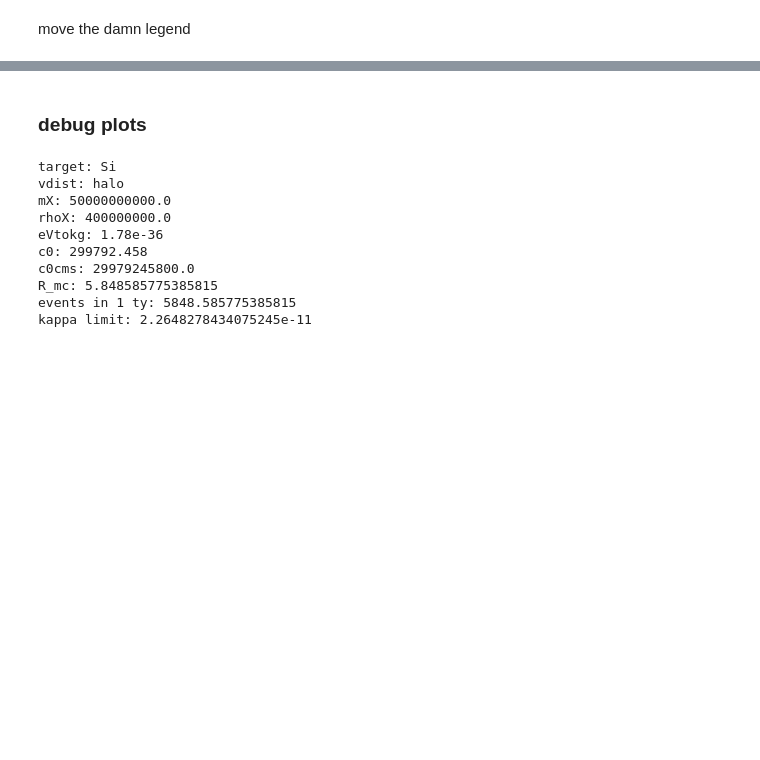
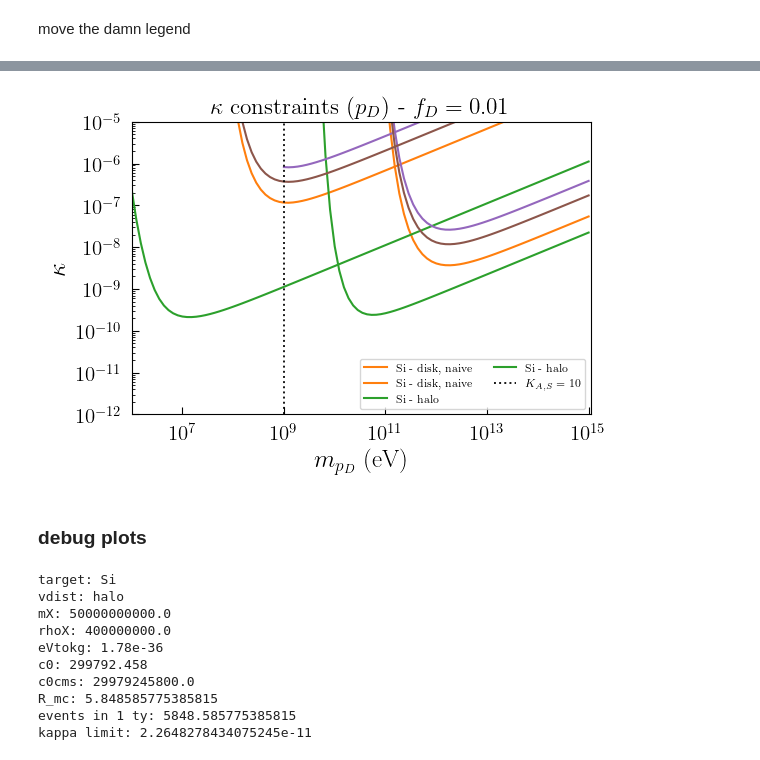
Before and after one commit to Keegan-Humphrey/darkELF-custom, a Jupyter notebook: mystuff/constraint_plots_clean.ipynb, the cells around one changed output, grey strips where cells are left out. Saved outputs shown, nothing was run; the diff lists cells and outputs as text; code cells hidden in the pictures; blank space fills up the shorter version.

```diff
--- a/mystuff/constraint_plots_clean.ipynb
+++ b/mystuff/constraint_plots_clean.ipynb
@@ -156,7 +192,7 @@ elif task == "read":
         lim_massless = pkl.load(f)
 
 
-lim_kappa = [sigmae_to_kappa_exact(lim_massless[i], masslist) for i in range(len(lim_massless))]
+lim_kappa_pD_e = [sigmae_to_kappa_exact(lim_massless[i], masslist) for i in range(len(lim_massless))]
 # %%
 fig, axs = plt.subplots(figsize=(6,4.2))
 
@@ -368,6 +404,14 @@ lim_sigmae = [
     kappa_to_sigmae_exact(lim_massless_nuc[i], masslist)
     for i in range(len(lim_massless_nuc))
 ]
+
+# use isotope 131 as reference
+lim_sigmaN = [
+    kappa_to_sigmaN_ref(lim_massless_nuc[i], masslist, 54.0, 131.0)
+    for i in range(len(lim_massless_nuc))
+]
+
+lim_kappa_pD_N = lim_massless_nuc_DD
 # %% [output]
 Si
 Si
@@ -537,3 +584,85 @@ smaller = [min(a, b) for a, b in zip(list1, list2)]
+# %%
+fig, axs = plt.subplots(figsize=(6,4.2))
+
+cmap = plt.get_cmap('tab10')
+colors = cmap(np.linspace(0.0, 1.0, 10))
+
+
+therm_val = 1e9
+therm_ind = next(j for j, x in enumerate(masslist) if x >= therm_val)
+
+for i in kept_indices:
+    axs.plot(
+        masslist[therm_ind:] if (i in therm_drops) else masslist,
+        lim_kappa_pD_e[i][therm_ind:] if (i in therm_drops) else lim_kappa_pD_e[i],
+        label=targetlabels[i],
+        color=colors[i]
+    )
+    axs.plot(
+        masslist[therm_ind:] if (i in therm_drops) else masslist,
+        lim_kappa_pD_N[i][therm_ind:] if (i in therm_drops) else lim_kappa_pD_N[i],
+        label=targetlabels[i],
+        color=colors[i]
+    )
+
+
+
+
+axs.set_xscale("log")
+axs.set_yscale("log")
+
+axs.set_xlim([1e6, 1.1e15])
+# axs.set_ylim([1e-49, 1.1e-26])
+axs.set_ylim([1e-12, 1.0e-5])
+axs.set_xlabel("$m_{p_D}$ (eV)", fontsize=18)
+axs.set_ylabel(r"$\kappa$", fontsize=18)
+axs.tick_params(direction="in", which="both")
+
+axs.set_title(r"$\kappa$ constraints ($p_D$) - $f_D = 0.01$")
+
+# ------------------------------------------------------------------
+# Labelled vertical line for legend
+# ------------------------------------------------------------------
+
+vline_x = therm_val
+
+therm_line = axs.axvline(
+    vline_x,
+    color="black",
+    lw=1.4,
+    ls=":",
+    alpha=0.9,
+    zorder=2,
+    # label=r"$m_{p_D}=1\,\mathrm{GeV}$"
+)
+
+# ------------------------------------------------------------------
+# Main legend only for experimental / target curves
+# ------------------------------------------------------------------
+
+handles, labels = axs.get_legend_handles_labels()
+
+# keep only the original target curves in the legend
+# main_handles = handles[:len(lim_massless)]
+# main_labels = labels[:len(lim_massless)]
+main_handles = handles[:len(kept_indices)]
+main_labels = labels[:len(kept_indices)]
+
+main_handles.append(therm_line)
+main_labels.append(r"$K_{A,S} =10$")
+
+axs.legend(
+    main_handles,
+    main_labels,
+    ncol=2,
+    fontsize=8,
+    loc="lower right"
+)
+
+fig.tight_layout()
+fig.subplots_adjust(wspace=0.3)
+# %% [output]
+[figure, added]
 # %% [markdown]
 ### debug plots
 # %%
```
Also changed, not shown: parts of 52 cells of this notebook, 9 other files.
